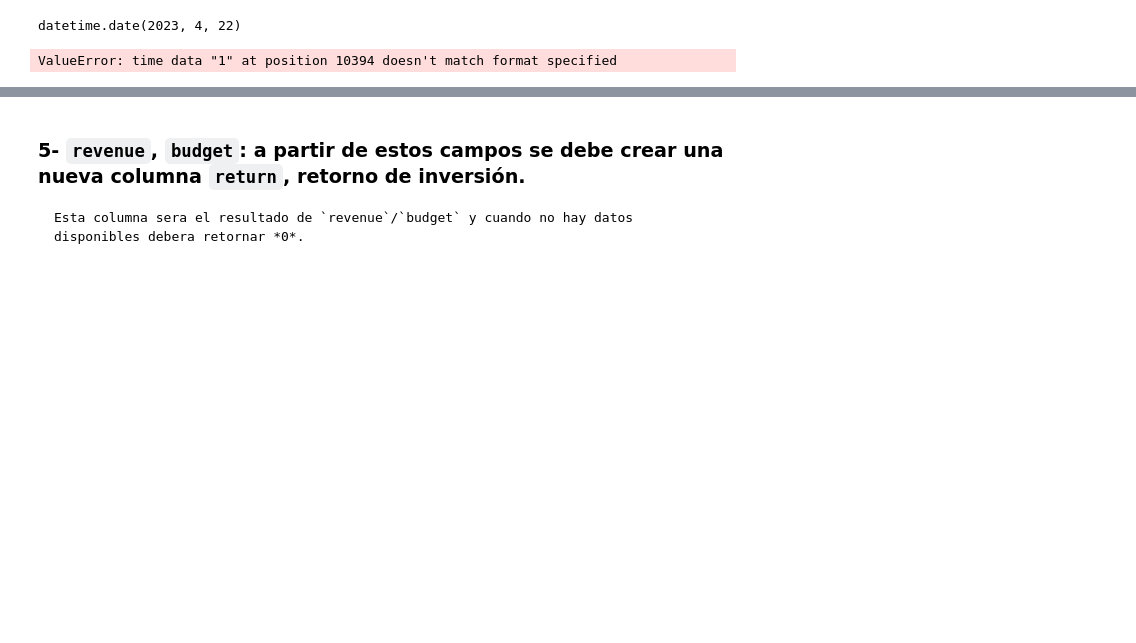
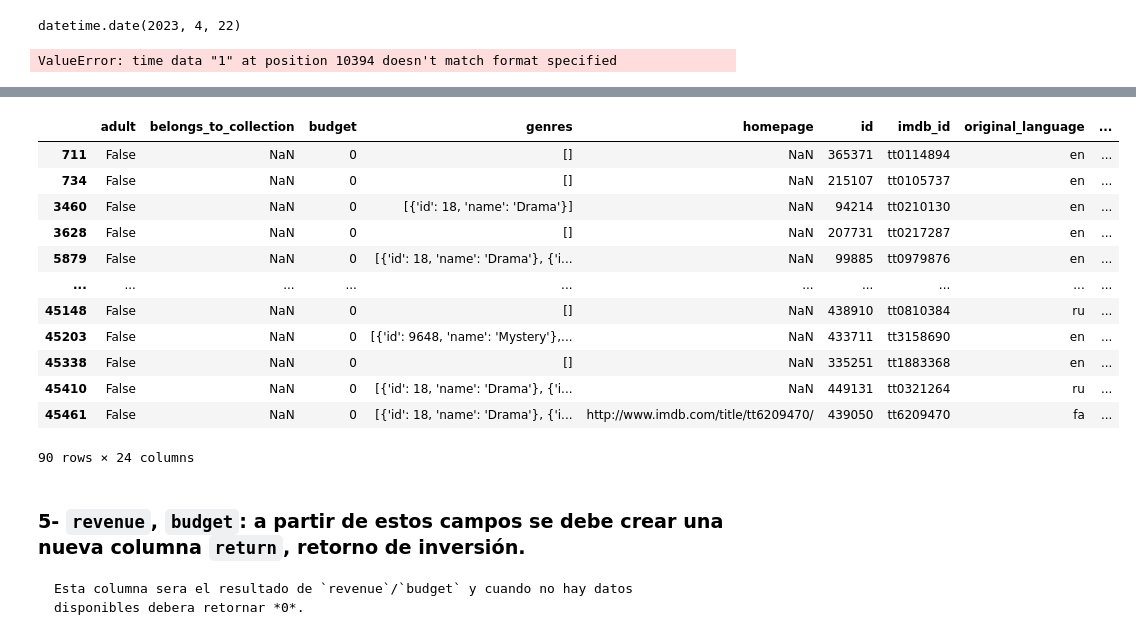
Before and after one commit to jmartindiaz/PI01_Henry, a Jupyter notebook: etl.ipynb, the cells around one changed output, grey strips where cells are left out. Drawn from its saved outputs; the diff is of its cells as text; code cells hidden in the pictures; blank space fills up the shorter version.

Commit message:
transformando registros desplazados

```diff
--- a/etl.ipynb
+++ b/etl.ipynb
@@ -251,0 +266,5 @@ array([[' Rune Balot goes to a casino connected to the October corporation to tr
+# %%
+def tamaño(a):
+    return len(str(a))
+
+tamaño ('asdasdasd')
@@ -252,3 +288,21 @@ array([[' Rune Balot goes to a casino connected to the October corporation to tr
+# %%
+registros_desplazados = mv.loc[(mv['release_date'].apply(tamaño)) != 10]
+registros_desplazados
+# vemos que tenemos 90 registros en los que sus valores se encuentran desplazados
+# %% [output]
+|  | adult | belongs_to_collection | budget | genres | homepage | id | imdb_id | original_language | ... |
+| 711 | False | NaN | 0 | [] | NaN | 365371 | tt0114894 | en | ... |
+| 734 | False | NaN | 0 | [] | NaN | 215107 | tt0105737 | en | ... |
+| 3460 | False | NaN | 0 | [{'id': 18, 'name': 'Drama'}] | NaN | 94214 | tt0210130 | en | ... |
+| 3628 | False | NaN | 0 | [] | NaN | 207731 | tt0217287 | en | ... |
+| 5879 | False | NaN | 0 | [{'id': 18, 'name': 'Drama'}, {'i... | NaN | 99885 | tt0979876 | en | ... |
+| ... | ... | ... | ... | ... | ... | ... | ... | ... | ... |
+| 45148 | False | NaN | 0 | [] | NaN | 438910 | tt0810384 | ru | ... |
+| 45203 | False | NaN | 0 | [{'id': 9648, 'name': 'Mystery'},... | NaN | 433711 | tt3158690 | en | ... |
+| 45338 | False | NaN | 0 | [] | NaN | 335251 | tt1883368 | en | ... |
+| 45410 | False | NaN | 0 | [{'id': 18, 'name': 'Drama'}, {'i... | NaN | 449131 | tt0321264 | ru | ... |
+| 45461 | False | NaN | 0 | [{'id': 18, 'name': 'Drama'}, {'i... | http://www.imdb.com/title/tt6209470/ | 439050 | tt6209470 | fa | ... |
+90 rows × 24 columns
 # %% [markdown]
 ### 5- `revenue`, `budget`: a partir de estos campos se debe crear una nueva columna `return`, retorno de inversión.
     Esta columna sera el resultado de `revenue`/`budget` y cuando no hay datos disponibles debera retornar *0*.
```
Also changed, not shown: parts of 4 cells of this notebook.
